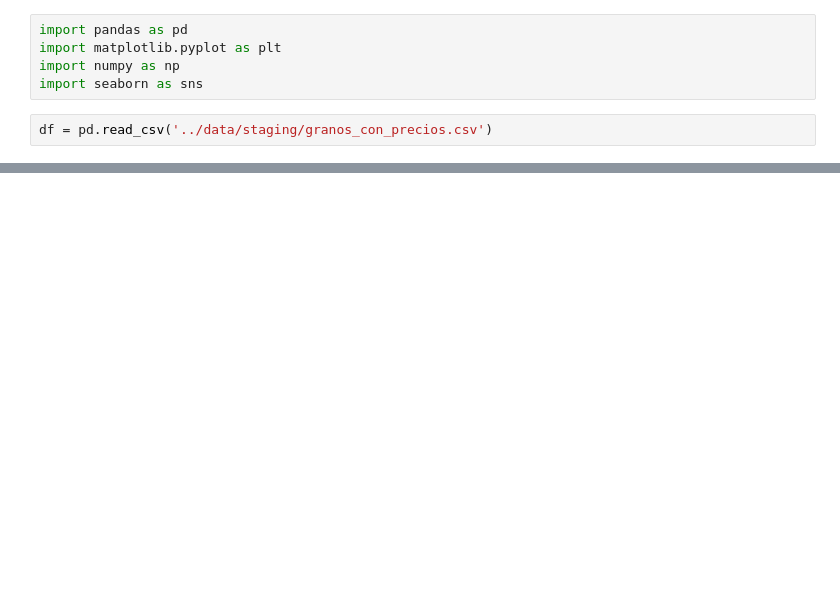
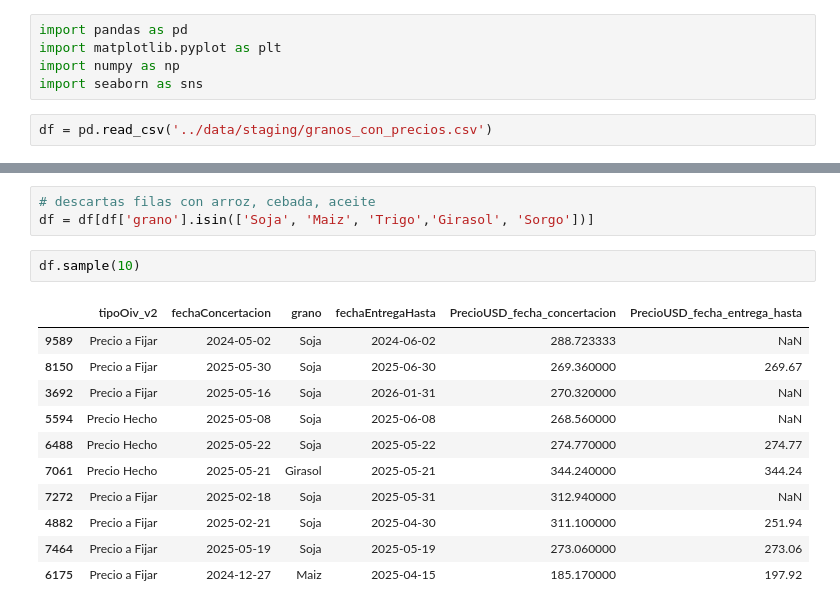
Before and after one commit to plijtmaer/web-mining-sio-granos, a Jupyter notebook: notebooks/5 - Precio Hecho vs. Precio a Fijar.ipynb, the cells around one changed output, grey strips where cells are left out. Drawn from its saved outputs; the diff is of its cells as text; blank space fills up the shorter version.

```diff
--- a/notebooks/5 - Precio Hecho vs. Precio a Fijar.ipynb
+++ b/notebooks/5 - Precio Hecho vs. Precio a Fijar.ipynb
@@ -22,0 +8,17 @@ Name: count, Length: 2794, dtype: int64
+# %%
+# descartas filas con arroz, cebada, aceite
+df = df[df['grano'].isin(['Soja', 'Maiz', 'Trigo','Girasol', 'Sorgo'])]
+# %%
+df.sample(10)
+# %% [output]
+|  | tipoOiv_v2 | fechaConcertacion | grano | fechaEntregaHasta | PrecioUSD_fecha_concertacion | PrecioUSD_fecha_entrega_hasta |
+| 9589 | Precio a Fijar | 2024-05-02 | Soja | 2024-06-02 | 288.723333 | NaN |
+| 8150 | Precio a Fijar | 2025-05-30 | Soja | 2025-06-30 | 269.360000 | 269.67 |
+| 3692 | Precio a Fijar | 2025-05-16 | Soja | 2026-01-31 | 270.320000 | NaN |
+| 5594 | Precio Hecho | 2025-05-08 | Soja | 2025-06-08 | 268.560000 | NaN |
+| 6488 | Precio Hecho | 2025-05-22 | Soja | 2025-05-22 | 274.770000 | 274.77 |
+| 7061 | Precio Hecho | 2025-05-21 | Girasol | 2025-05-21 | 344.240000 | 344.24 |
+| 7272 | Precio a Fijar | 2025-02-18 | Soja | 2025-05-31 | 312.940000 | NaN |
+| 4882 | Precio a Fijar | 2025-02-21 | Soja | 2025-04-30 | 311.100000 | 251.94 |
+| 7464 | Precio a Fijar | 2025-05-19 | Soja | 2025-05-19 | 273.060000 | 273.06 |
+| 6175 | Precio a Fijar | 2024-12-27 | Maiz | 2025-04-15 | 185.170000 | 197.92 |
```
Also changed, not shown: parts of 2 cells of this notebook, 3 other files.
